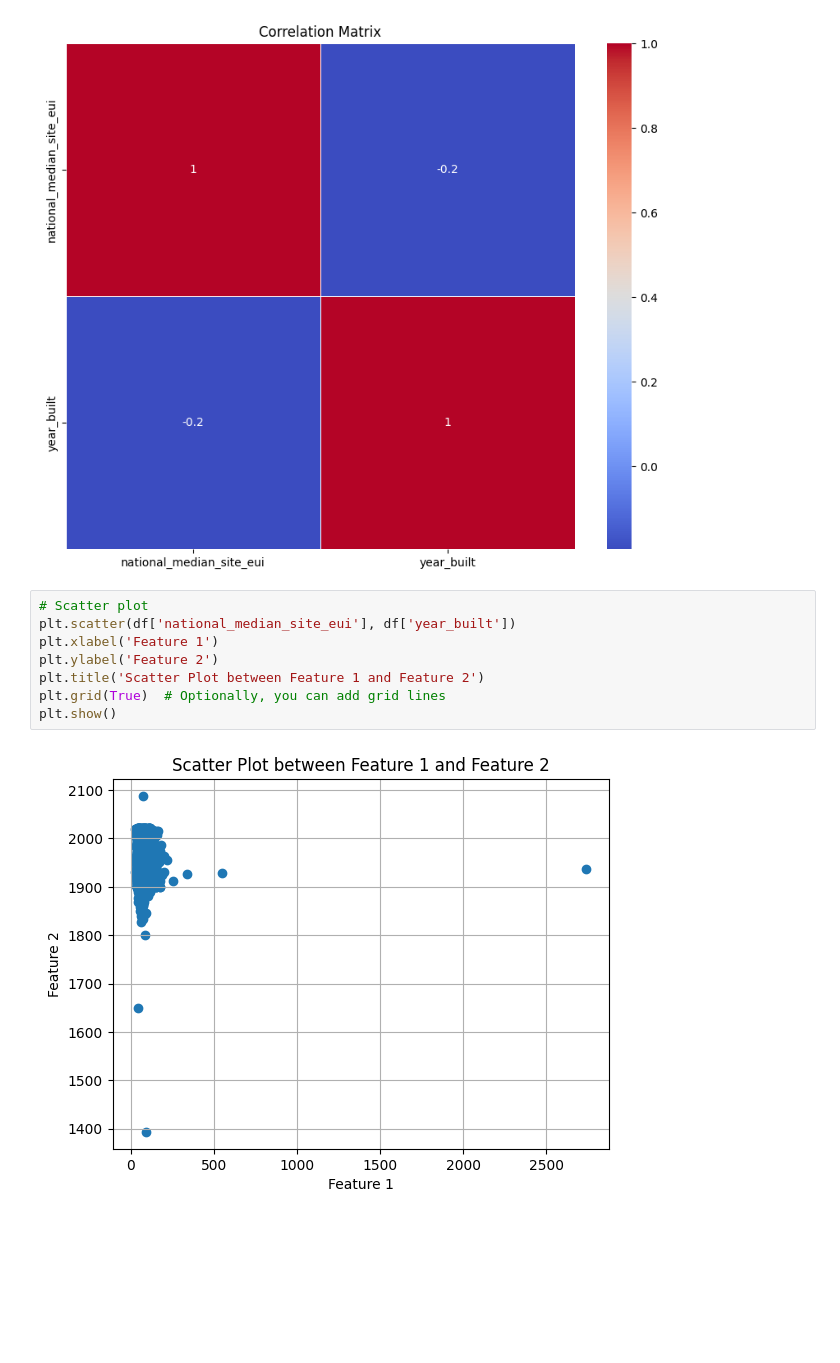
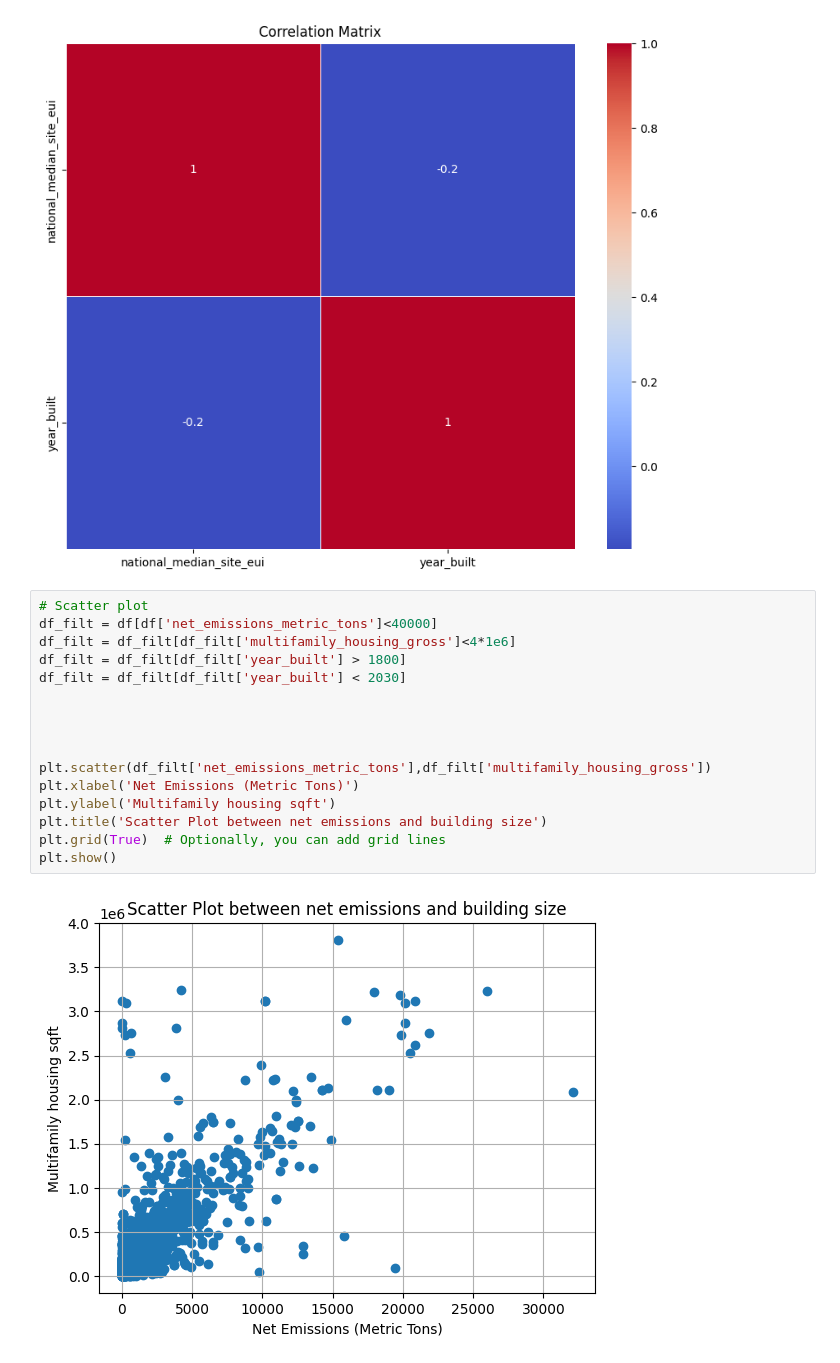
Before and after one commit to Qulxis/DS-Hackathon-Fall-2023, a Jupyter notebook: src/general_insights.ipynb, the cells around one changed output. Saved outputs shown, nothing was run; the diff lists cells and outputs as text; blank space fills up the shorter version.

```diff
--- a/src/general_insights.ipynb
+++ b/src/general_insights.ipynb
@@ -219,11 +219,19 @@ plt.show()
 [figure]
 # %%
 # Scatter plot
-plt.scatter(df['national_median_site_eui'], df['year_built'])
-plt.xlabel('Feature 1')
-plt.ylabel('Feature 2')
-plt.title('Scatter Plot between Feature 1 and Feature 2')
+df_filt = df[df['net_emissions_metric_tons']<40000]
+df_filt = df_filt[df_filt['multifamily_housing_gross']<4*1e6]
+df_filt = df_filt[df_filt['year_built'] > 1800]
+df_filt = df_filt[df_filt['year_built'] < 2030]
+
+
+
+
+plt.scatter(df_filt['net_emissions_metric_tons'],df_filt['multifamily_housing_gross'])
+plt.xlabel('Net Emissions (Metric Tons)')
+plt.ylabel('Multifamily housing sqft')
+plt.title('Scatter Plot between net emissions and building size')
 plt.grid(True)  # Optionally, you can add grid lines
 plt.show()
 # %% [output]
-[figure, old version]
+[figure, new version]
```
Also changed, not shown: parts of 6 cells of this notebook.
